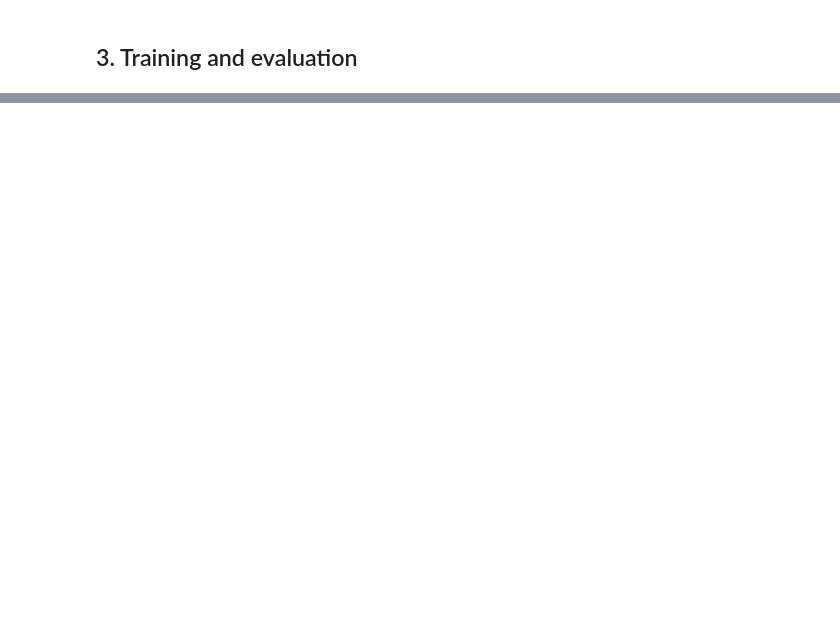
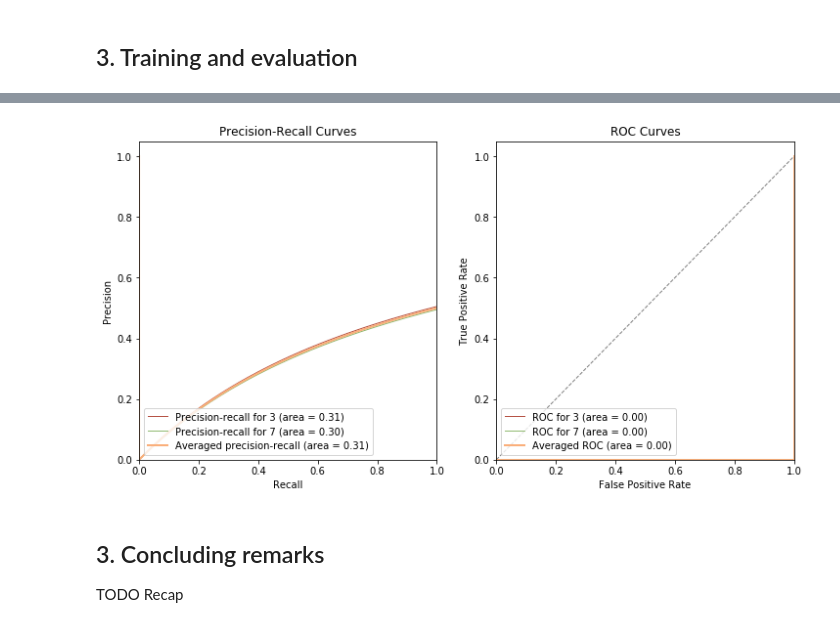
Before and after one commit to z-zawhtet-a/computervision-recipes, a Jupyter notebook: image_classification/notebooks/data_augmentation.ipynb, the cells around one changed output, grey strips where cells are left out. Drawn from its saved outputs; the diff is of its cells as text; code cells hidden in the pictures; blank space fills up the shorter version.

```diff
--- a/image_classification/notebooks/data_augmentation.ipynb
+++ b/image_classification/notebooks/data_augmentation.ipynb
@@ -166,24 +181,35 @@ plot_ex(datasets['fridge'].train.x[0], tfms_options)
 ## 3. Training and evaluation
 # %%
 df_results = pd.DataFrame(columns=['data', 'transform', 'train_acc', 'valid_acc'])
+interps = {}  # Cache ClassificationInterpretation objects
 
-# for d_name, d in datasets.items():
-#     for tfms_name, tfms in tfms_options.items():
-d_name, d = 'fridge', datasets['fridge']
-tfms_name, tfms = 'no_tfms', tfms_options['no_tfms']
+dn = 'mnist'
+d = datasets[dn]
+tn = 'no_tfms'
+tfms = tfms_options[tn]
+# for dn, d in datasets.items():
+if True:
+    itp = {}
+    if True:
+#     for tn, tfms in tfms_options.items():
+        print(f"{dn} {tn}")
+        data = d.transform(tfms, size=IMAGE_SIZE).databunch(bs=BATCH_SIZE, num_workers=1).normalize(imagenet_stats)
 
-data = d.transform(tfms, size=IMAGE_SIZE).databunch(bs=BATCH_SIZE).normalize(imagenet_stats)
+        # Set seed to reproduce the results,
+        random_seed(SEED)
+        learn = cnn_learner(
+            data,
+            ARCHITECTURE,
+            metrics=[accuracy],
+            callback_fns=[TrainMetricsRecorder]
+        )
+        learn.fit_one_cycle(5)
 
-learn = cnn_learner(
-    data,
-    ARCHITECTURE,
-    metrics=[accuracy],
-    callback_fns=[partial(TrainMetricsRecorder, silent=True)]
-)
-learn.fit_one_cycle(1, LEARNING_RATE)
+        train_metrics = learn.train_metrics_recorder.last_train_metrics()
+        valid_metrics = learn.train_metrics_recorder.last_valid_metrics()
+        row = [dn, tn, f"{100*float(train_metrics[0]):3.2f}", f"{100*float(valid_metrics[0]):3.2f}"]
 
-train_metrics = learn.train_metrics_recorder.last_train_metrics()
-valid_metrics = learn.train_metrics_recorder.last_valid_metrics()
-row = [d_name, tfms_name, f"{100*float(train_metrics[0]):3.2f}", f"{100*float(valid_metrics[0]):3.2f}"]
+        df_results.loc[df_results.shape[0] + 1] = row
+        itp[tn] = ClassificationInterpretation.from_learner(learn)
 
-df_results.loc[df_results.shape[0] + 1] = row
+    interps[dn] = itp
@@ -293,3 +231,11 @@ That's pretty much it! Now you can bring your own dataset and train your model o
+# %%
+plot_pr_roc_curves(to_np(interps[dn][tn].y_true), to_np(interps[dn][tn].probs), datasets[dn].classes)
+# %% [output]
+[figure, added]
+# %% [markdown]
+## 3. Concluding remarks
+
+TODO Recap
 # %%
 # Cleanup
 tmpdir.cleanup()
```
Also changed, not shown: parts of 45 cells of this notebook, 3 other files.
